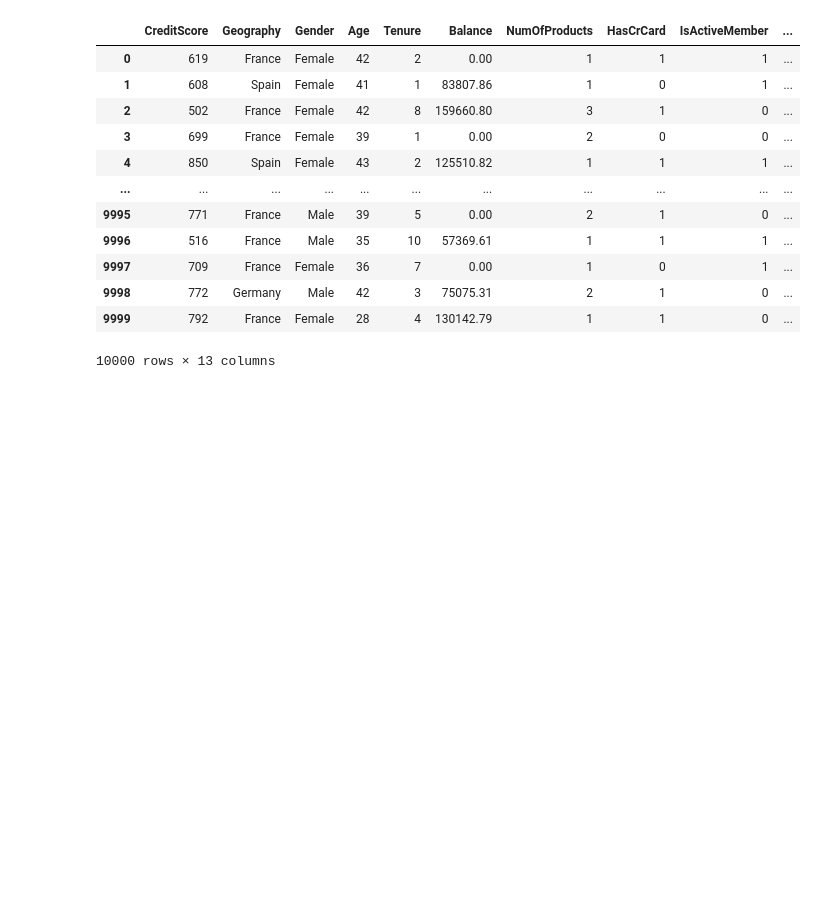
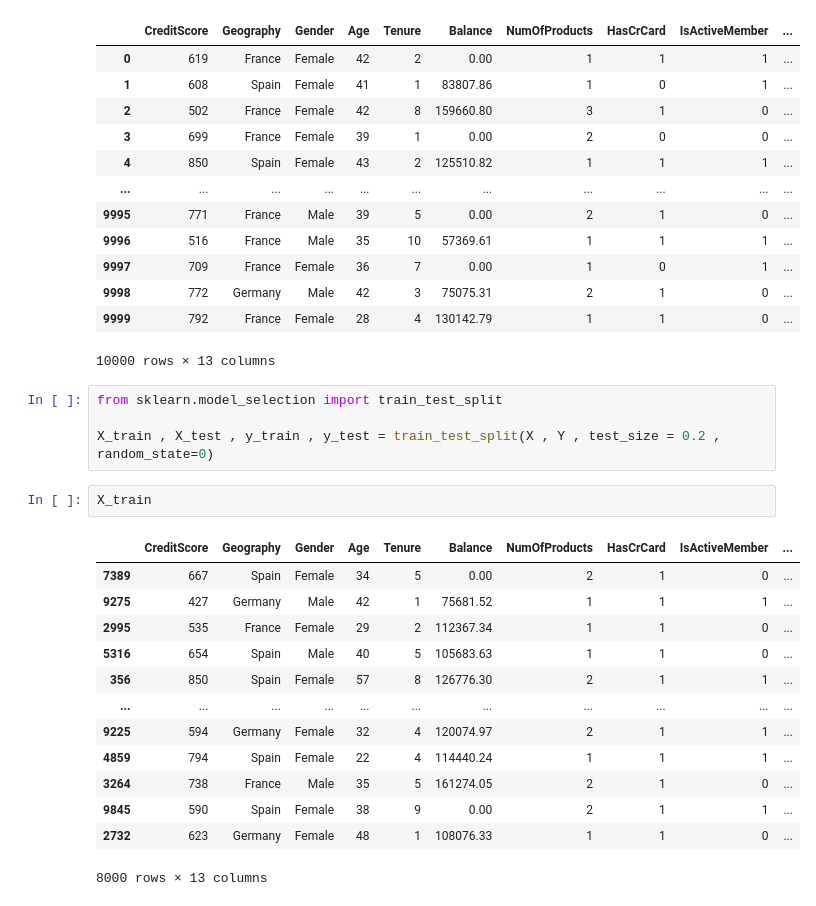
Before and after one commit to shashank-518/Python_Notebook, a Jupyter notebook: Ann/Untitled.ipynb, the cells around one changed output. Cells and saved outputs as stored; diff of their text form; blank space fills up the shorter version.

Commit message:
Splitting of data is done

```diff
--- a/Ann/Untitled.ipynb
+++ b/Ann/Untitled.ipynb
@@ -101,3 +101,23 @@ X
 | 9998 | 772 | Germany | Male | 42 | 3 | 75075.31 | 2 | 1 | 0 | ... |
 | 9999 | 792 | France | Female | 28 | 4 | 130142.79 | 1 | 1 | 0 | ... |
 10000 rows × 13 columns
+# %%
+from sklearn.model_selection import train_test_split
+
+X_train , X_test , y_train , y_test = train_test_split(X , Y , test_size = 0.2 , random_state=0)
+# %%
+X_train
+# %% [output]
+|  | CreditScore | Geography | Gender | Age | Tenure | Balance | NumOfProducts | HasCrCard | IsActiveMember | ... |
+| 7389 | 667 | Spain | Female | 34 | 5 | 0.00 | 2 | 1 | 0 | ... |
+| 9275 | 427 | Germany | Male | 42 | 1 | 75681.52 | 1 | 1 | 1 | ... |
+| 2995 | 535 | France | Female | 29 | 2 | 112367.34 | 1 | 1 | 0 | ... |
+| 5316 | 654 | Spain | Male | 40 | 5 | 105683.63 | 1 | 1 | 0 | ... |
+| 356 | 850 | Spain | Female | 57 | 8 | 126776.30 | 2 | 1 | 1 | ... |
+| ... | ... | ... | ... | ... | ... | ... | ... | ... | ... | ... |
+| 9225 | 594 | Germany | Female | 32 | 4 | 120074.97 | 2 | 1 | 1 | ... |
+| 4859 | 794 | Spain | Female | 22 | 4 | 114440.24 | 1 | 1 | 1 | ... |
+| 3264 | 738 | France | Male | 35 | 5 | 161274.05 | 2 | 1 | 0 | ... |
+| 9845 | 590 | Spain | Female | 38 | 9 | 0.00 | 2 | 1 | 1 | ... |
+| 2732 | 623 | Germany | Female | 48 | 1 | 108076.33 | 1 | 1 | 0 | ... |
+8000 rows × 13 columns
```
Also changed, not shown: parts of 3 cells of this notebook.
